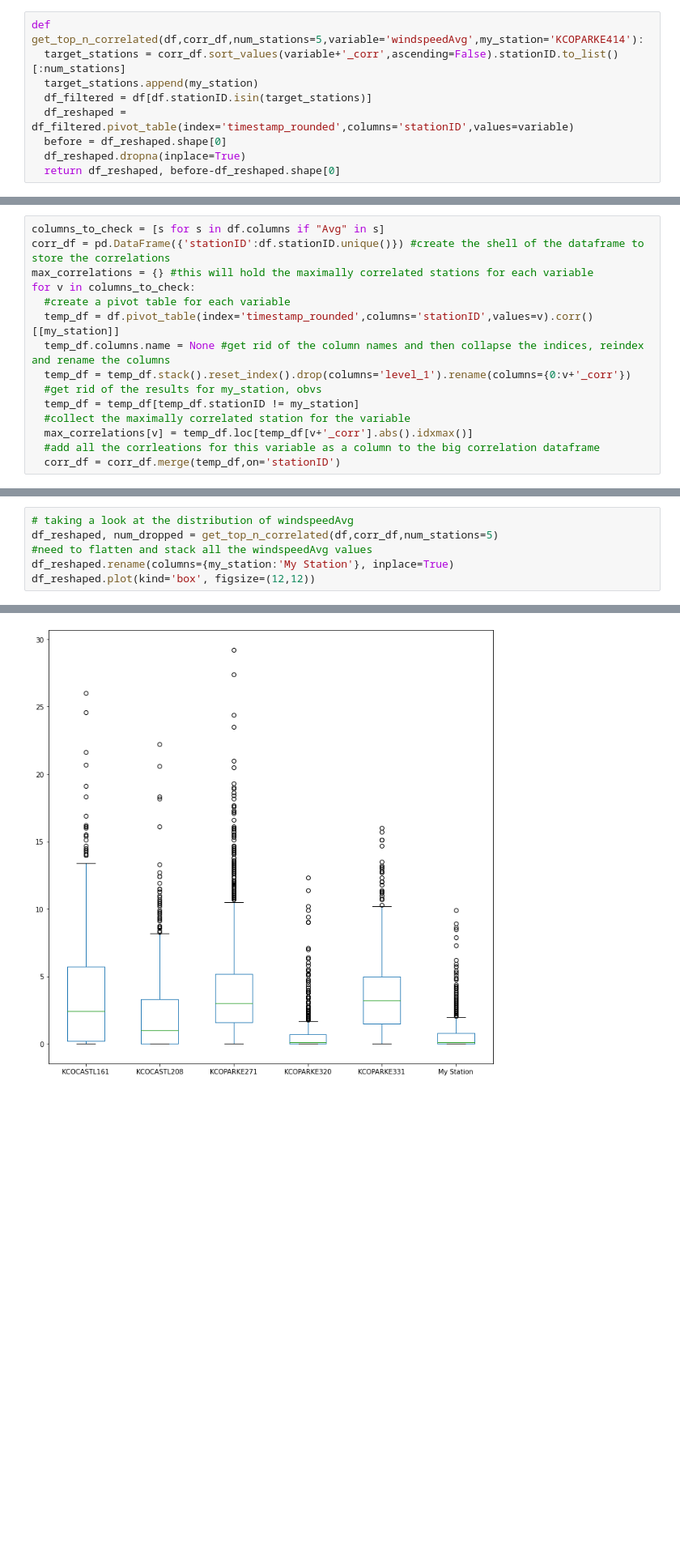
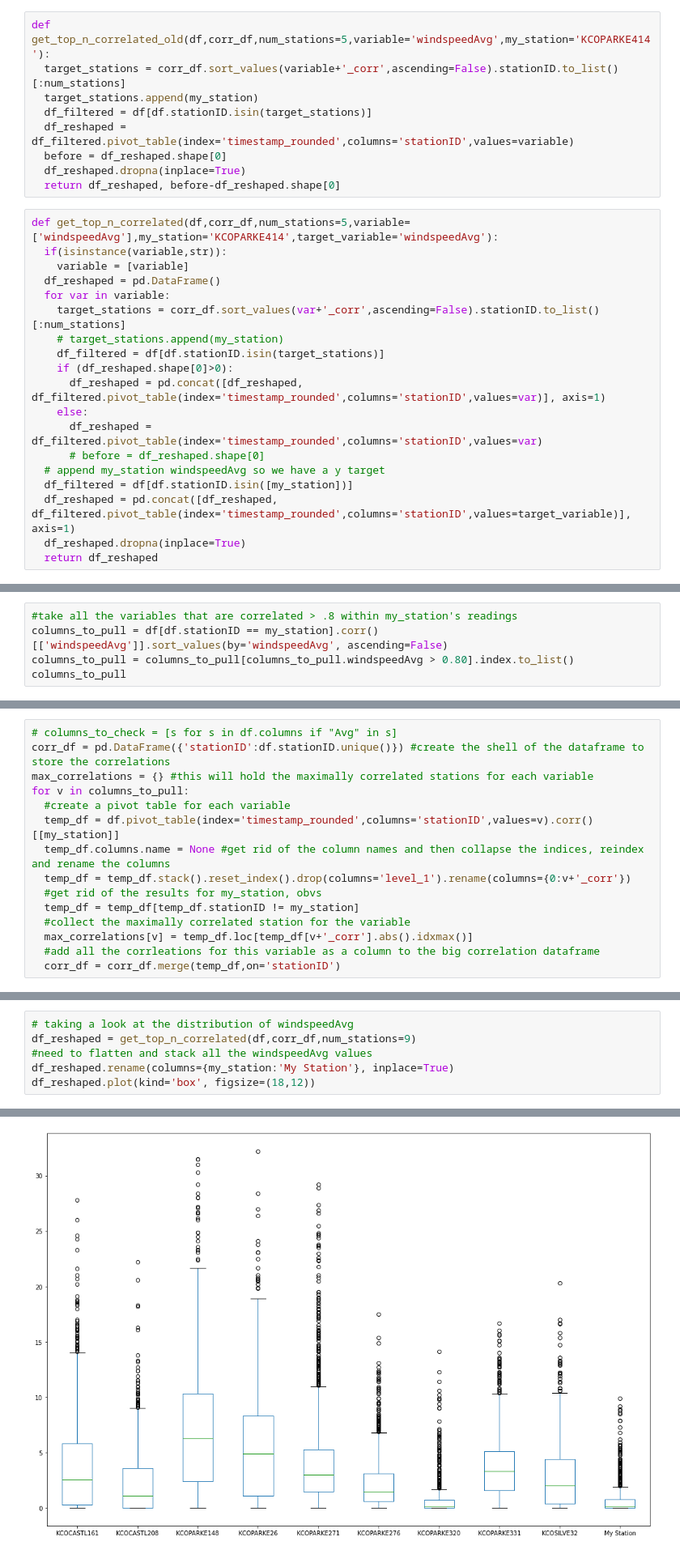
Before and after one commit to riverdogcabin/PSDS4900, a Jupyter notebook: wu_observation_modeling.ipynb, the cells around one changed output, grey strips where cells are left out. Shown at 81% size. Saved outputs shown, nothing was run; the diff lists cells and outputs as text; blank space fills up the shorter version.

Commit message:
refactored get_top_n_correlated to grab range of columns

```diff
--- a/wu_observation_modeling.ipynb
+++ b/wu_observation_modeling.ipynb
@@ -41,7 +41,7 @@ difference:  0
 # %% [markdown]
 ### Helper function to grab the N most correlated stations from a big correlation matrix of all statiosn based on one variable (defaul windspeedAvg)
 # %%
-def get_top_n_correlated(df,corr_df,num_stations=5,variable='windspeedAvg',my_station='KCOPARKE414'):
+def get_top_n_correlated_old(df,corr_df,num_stations=5,variable='windspeedAvg',my_station='KCOPARKE414'):
   target_stations = corr_df.sort_values(variable+'_corr',ascending=False).stationID.to_list()[:num_stations]
   target_stations.append(my_station)
   df_filtered = df[df.stationID.isin(target_stations)]
@@ -49,3 +49,22 @@ def get_top_n_correlated(df,corr_df,num_stations=5,variable='windspeedAvg',my_st
   before = df_reshaped.shape[0]
   df_reshaped.dropna(inplace=True)
   return df_reshaped, before-df_reshaped.shape[0]
+# %%
+def get_top_n_correlated(df,corr_df,num_stations=5,variable=['windspeedAvg'],my_station='KCOPARKE414',target_variable='windspeedAvg'):
+  if(isinstance(variable,str)):
+    variable = [variable]
+  df_reshaped = pd.DataFrame()
+  for var in variable:
+    target_stations = corr_df.sort_values(var+'_corr',ascending=False).stationID.to_list()[:num_stations]
+    # target_stations.append(my_station)
+    df_filtered = df[df.stationID.isin(target_stations)]
+    if (df_reshaped.shape[0]>0):
+      df_reshaped = pd.concat([df_reshaped, df_filtered.pivot_table(index='timestamp_rounded',columns='stationID',values=var)], axis=1)
+    else:
+      df_reshaped = df_filtered.pivot_table(index='timestamp_rounded',columns='stationID',values=var)
+      # before = df_reshaped.shape[0]
+  # append my_station windspeedAvg so we have a y target
+  df_filtered = df[df.stationID.isin([my_station])]
+  df_reshaped = pd.concat([df_reshaped, df_filtered.pivot_table(index='timestamp_rounded',columns='stationID',values=target_variable)], axis=1)
+  df_reshaped.dropna(inplace=True)
+  return df_reshaped
@@ -132,0 +157,5 @@ df[df.stationID == my_station].corr()[['windspeedAvg']].sort_values(by='windspee
+# %%
+#take all the variables that are correlated > .8 within my_station's readings
+columns_to_pull = df[df.stationID == my_station].corr()[['windspeedAvg']].sort_values(by='windspeedAvg', ascending=False)
+columns_to_pull = columns_to_pull[columns_to_pull.windspeedAvg > 0.80].index.to_list()
+columns_to_pull
@@ -133,10 +164,10 @@ df[df.stationID == my_station].corr()[['windspeedAvg']].sort_values(by='windspee
 # %% [markdown]
 ### Build correlation DataFrame and the dict of maximally correlated stations
 # %%
-columns_to_check = [s for s in df.columns if "Avg" in s]
+# columns_to_check = [s for s in df.columns if "Avg" in s]
 corr_df = pd.DataFrame({'stationID':df.stationID.unique()}) #create the shell of the dataframe to store the correlations
 max_correlations = {} #this will hold the maximally correlated stations for each variable
-for v in columns_to_check:
+for v in columns_to_pull:
   #create a pivot table for each variable
   temp_df = df.pivot_table(index='timestamp_rounded',columns='stationID',values=v).corr()[[my_station]]
   temp_df.columns.name = None #get rid of the column names and then collapse the indices, reindex and rename the columns
@@ -169,10 +200,10 @@ max          65.000000
 Name: windspeedAvg, dtype: float64
 # %%
 # taking a look at the distribution of windspeedAvg
-df_reshaped, num_dropped = get_top_n_correlated(df,corr_df,num_stations=5)
+df_reshaped = get_top_n_correlated(df,corr_df,num_stations=9)
 #need to flatten and stack all the windspeedAvg values
 df_reshaped.rename(columns={my_station:'My Station'}, inplace=True)
-df_reshaped.plot(kind='box', figsize=(12,12))
+df_reshaped.plot(kind='box', figsize=(18,12))
 # %% [output]
 <matplotlib.axes._subplots.AxesSubplot at 0x...>
-[figure, old version]
+[figure, new version]
```
Also changed, not shown: parts of 38 cells of this notebook.
